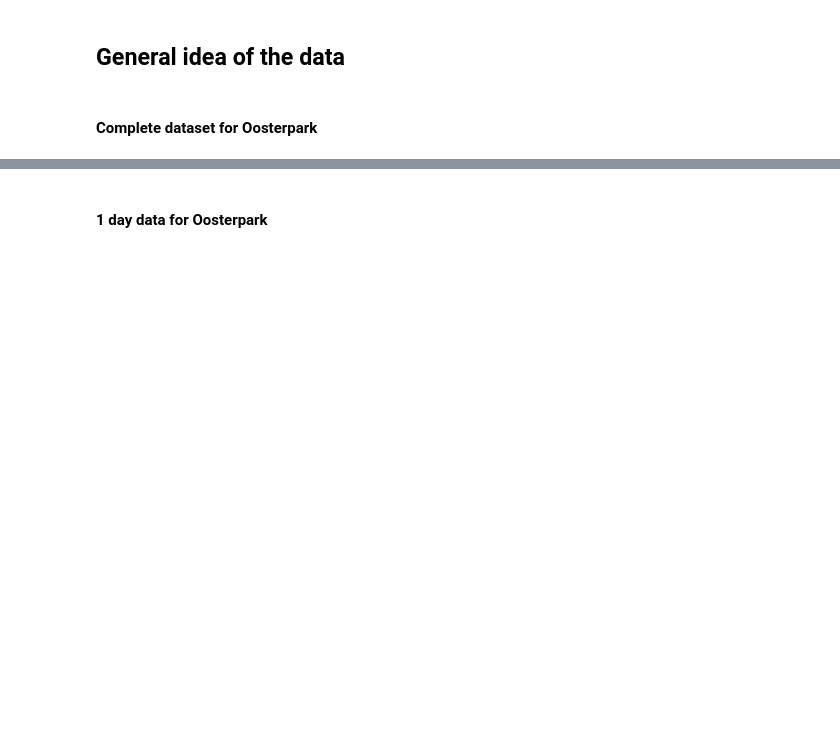
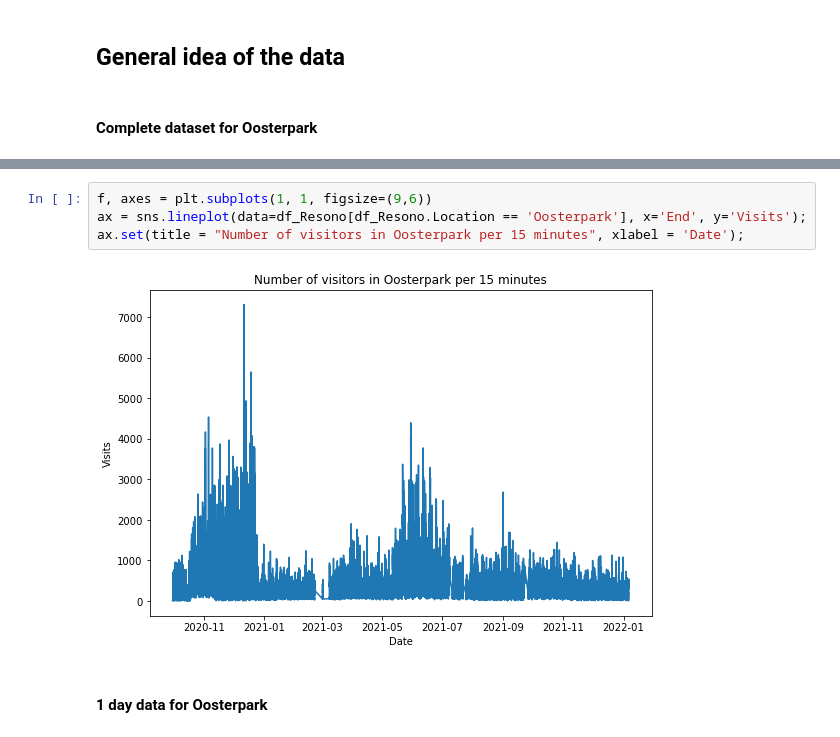
Before and after one commit to lotteph/DSP, a Jupyter notebook: EDA Resono data.ipynb, the cells around one changed output, grey strips where cells are left out. Cells and saved outputs as stored; diff of their text form; blank space fills up the shorter version.

```diff
--- a/EDA Resono data.ipynb
+++ b/EDA Resono data.ipynb
@@ -41,3 +49,9 @@ ax.set(title = "Number of visitors in Oosterpark per 15 minutes", xlabel = 'Date
+# %%
+f, axes = plt.subplots(1, 1, figsize=(9,6))
+ax = sns.lineplot(data=df_Resono[df_Resono.Location == 'Oosterpark'], x='End', y='Visits');
+ax.set(title = "Number of visitors in Oosterpark per 15 minutes", xlabel = 'Date');
+# %% [output]
+[figure, added]
 # %% [markdown]
 #### 1 day data for Oosterpark
 # %%
```
Also changed, not shown: parts of 12 cells of this notebook.
